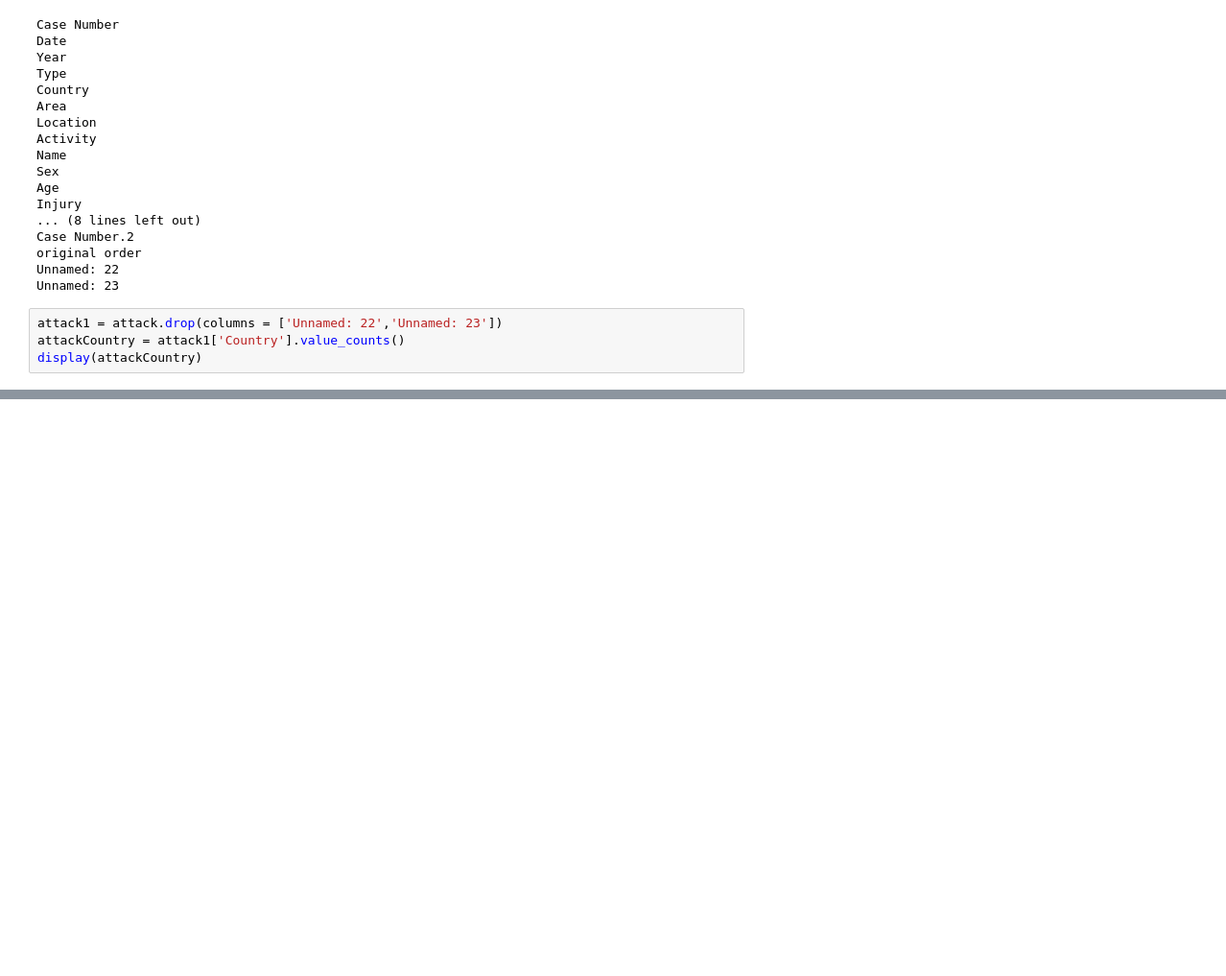
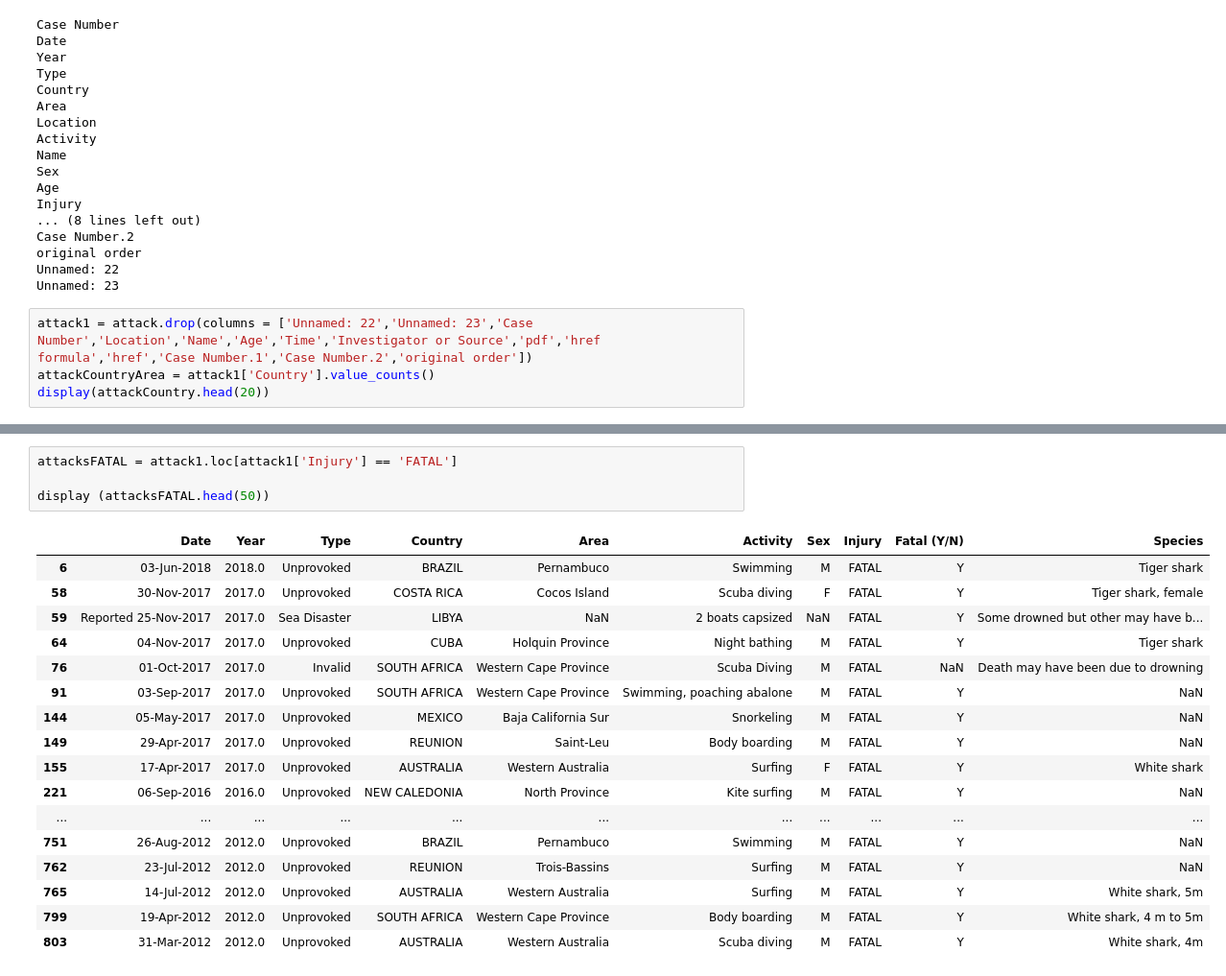
Before and after one commit to Diegon8/SharkAttack-, a Jupyter notebook: SharkAttack.ipynb, the cells around one changed output, grey strips where cells are left out. Shown: that part at 96% size. Cells and saved outputs as stored; diff of their text form; blank space fills up the shorter version.

```diff
--- a/SharkAttack.ipynb
+++ b/SharkAttack.ipynb
@@ -44,9 +44,9 @@ original order
 Unnamed: 22
 Unnamed: 23
 # %%
-attack1 = attack.drop(columns = ['Unnamed: 22','Unnamed: 23'])
-attackCountry = attack1['Country'].value_counts()
-display(attackCountry)
+attack1 = attack.drop(columns = ['Unnamed: 22','Unnamed: 23','Case Number','Location','Name','Age','Time','Investigator or Source','pdf','href formula','href','Case Number.1','Case Number.2','original order'])
+attackCountryArea = attack1['Country'].value_counts()
+display(attackCountry.head(20))
 # %% [output]
 USA                 2229
 AUSTRALIA           1338
@@ -82,0 +109,22 @@ Name: Injury, dtype: object
+# %%
+attacksFATAL = attack1.loc[attack1['Injury'] == 'FATAL']
+
+display (attacksFATAL.head(50))
+# %% [output]
+|  | Date | Year | Type | Country | Area | Activity | Sex | Injury | Fatal (Y/N) | Species |
+| 6 | 03-Jun-2018 | 2018.0 | Unprovoked | BRAZIL | Pernambuco | Swimming | M | FATAL | Y | Tiger shark |
+| 58 | 30-Nov-2017 | 2017.0 | Unprovoked | COSTA RICA | Cocos Island | Scuba diving | F | FATAL | Y | Tiger shark, female |
+| 59 | Reported 25-Nov-2017 | 2017.0 | Sea Disaster | LIBYA | NaN | 2 boats capsized | NaN | FATAL | Y | Some drowned but other may have b... |
+| 64 | 04-Nov-2017 | 2017.0 | Unprovoked | CUBA | Holquin Province | Night bathing | M | FATAL | Y | Tiger shark |
+| 76 | 01-Oct-2017 | 2017.0 | Invalid | SOUTH AFRICA | Western Cape Province | Scuba Diving | M | FATAL | NaN | Death may have been due to drowning |
+| 91 | 03-Sep-2017 | 2017.0 | Unprovoked | SOUTH AFRICA | Western Cape Province | Swimming, poaching abalone | M | FATAL | Y | NaN |
+| 144 | 05-May-2017 | 2017.0 | Unprovoked | MEXICO | Baja California Sur | Snorkeling | M | FATAL | Y | NaN |
+| 149 | 29-Apr-2017 | 2017.0 | Unprovoked | REUNION | Saint-Leu | Body boarding | M | FATAL | Y | NaN |
+| 155 | 17-Apr-2017 | 2017.0 | Unprovoked | AUSTRALIA | Western Australia | Surfing | F | FATAL | Y | White shark |
+| 221 | 06-Sep-2016 | 2016.0 | Unprovoked | NEW CALEDONIA | North Province | Kite surfing | M | FATAL | Y | NaN |
+| ... | ... | ... | ... | ... | ... | ... | ... | ... | ... | ... |
+| 751 | 26-Aug-2012 | 2012.0 | Unprovoked | BRAZIL | Pernambuco | Swimming | M | FATAL | Y | NaN |
+| 762 | 23-Jul-2012 | 2012.0 | Unprovoked | REUNION | Trois-Bassins | Surfing | M | FATAL | Y | NaN |
+| 765 | 14-Jul-2012 | 2012.0 | Unprovoked | AUSTRALIA | Western Australia | Surfing | M | FATAL | Y | White shark, 5m |
+| 799 | 19-Apr-2012 | 2012.0 | Unprovoked | SOUTH AFRICA | Western Cape Province | Body boarding | M | FATAL | Y | White shark, 4 m to 5m |
+| 803 | 31-Mar-2012 | 2012.0 | Unprovoked | AUSTRALIA | Western Australia | Scuba diving | M | FATAL | Y | White shark, 4m |
```
Also changed, not shown: parts of 5 cells of this notebook.
